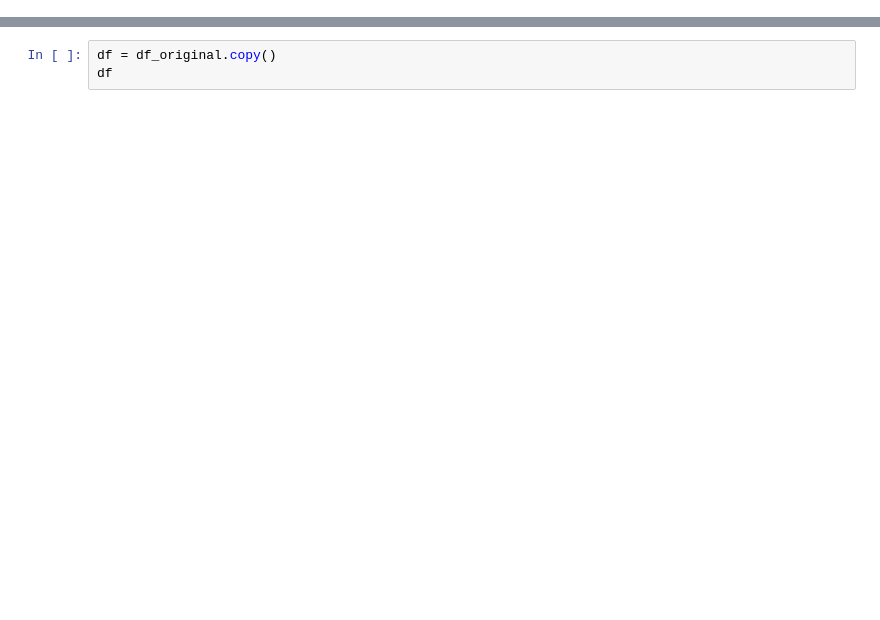
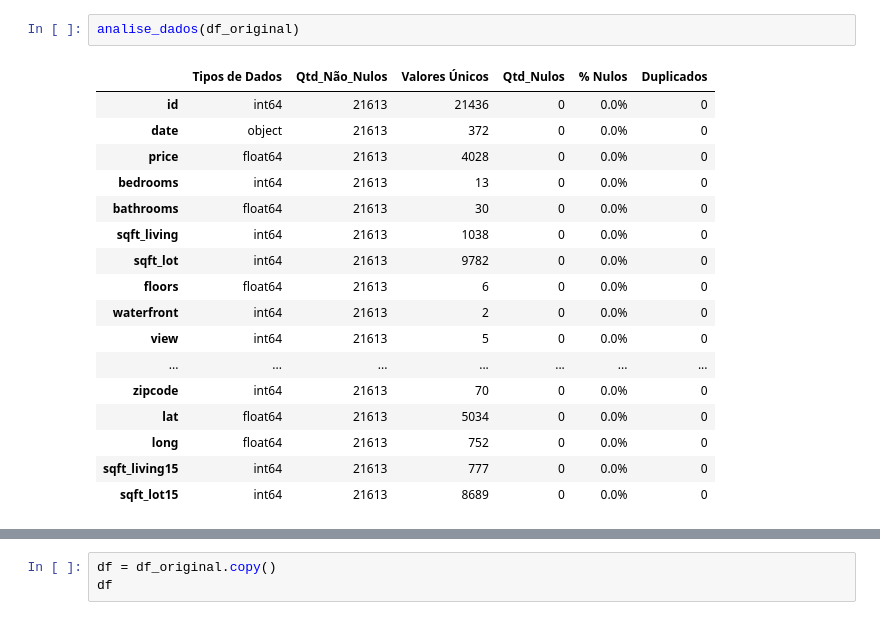
Before and after one commit to programagiovanni-code/sctec_projeto, a Jupyter notebook: tratamento/filtro.ipynb, the cells around one changed output, grey strips where cells are left out. Saved outputs shown, nothing was run; the diff lists cells and outputs as text; blank space fills up the shorter version.

```diff
--- a/tratamento/filtro.ipynb
+++ b/tratamento/filtro.ipynb
@@ -19,0 +10,20 @@ df_original
+# %%
+analise_dados(df_original)
+# %% [output]
+|  | Tipos de Dados | Qtd_Não_Nulos | Valores Únicos | Qtd_Nulos | % Nulos | Duplicados |
+| id | int64 | 21613 | 21436 | 0 | 0.0% | 0 |
+| date | object | 21613 | 372 | 0 | 0.0% | 0 |
+| price | float64 | 21613 | 4028 | 0 | 0.0% | 0 |
+| bedrooms | int64 | 21613 | 13 | 0 | 0.0% | 0 |
+| bathrooms | float64 | 21613 | 30 | 0 | 0.0% | 0 |
+| sqft_living | int64 | 21613 | 1038 | 0 | 0.0% | 0 |
+| sqft_lot | int64 | 21613 | 9782 | 0 | 0.0% | 0 |
+| floors | float64 | 21613 | 6 | 0 | 0.0% | 0 |
+| waterfront | int64 | 21613 | 2 | 0 | 0.0% | 0 |
+| view | int64 | 21613 | 5 | 0 | 0.0% | 0 |
+| ... | ... | ... | ... | ... | ... | ... |
+| zipcode | int64 | 21613 | 70 | 0 | 0.0% | 0 |
+| lat | float64 | 21613 | 5034 | 0 | 0.0% | 0 |
+| long | float64 | 21613 | 752 | 0 | 0.0% | 0 |
+| sqft_living15 | int64 | 21613 | 777 | 0 | 0.0% | 0 |
+| sqft_lot15 | int64 | 21613 | 8689 | 0 | 0.0% | 0 |
```
Also changed, not shown: parts of 8 cells of this notebook, 1 other file.
